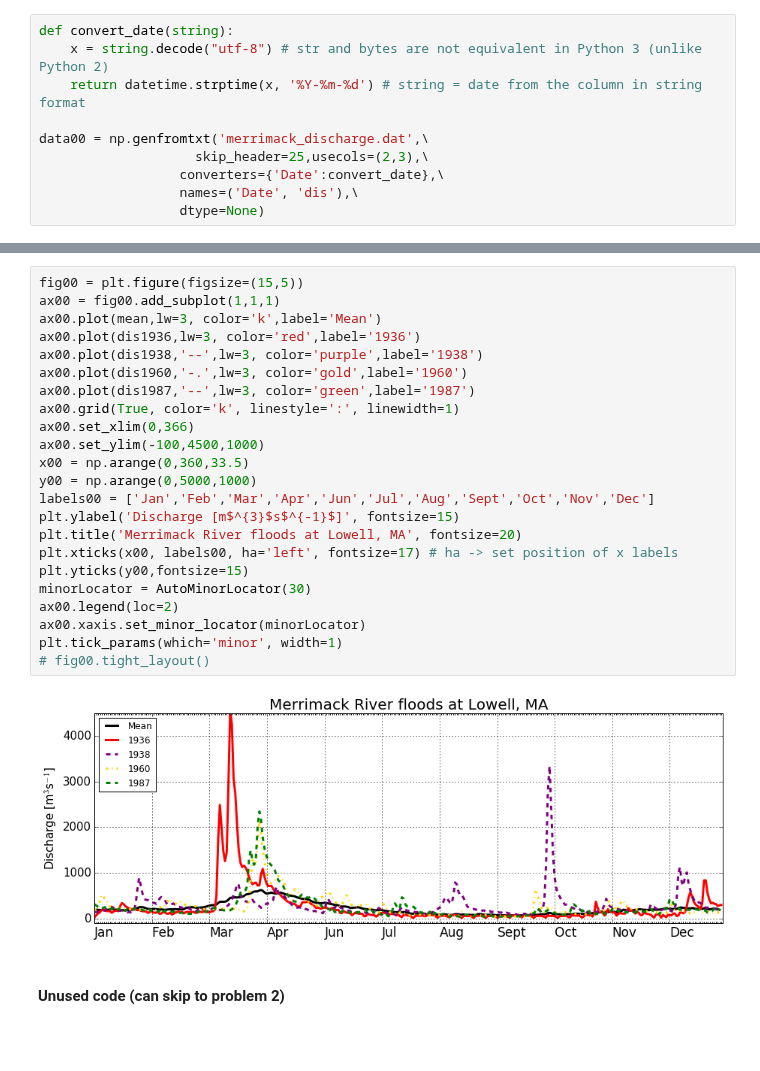
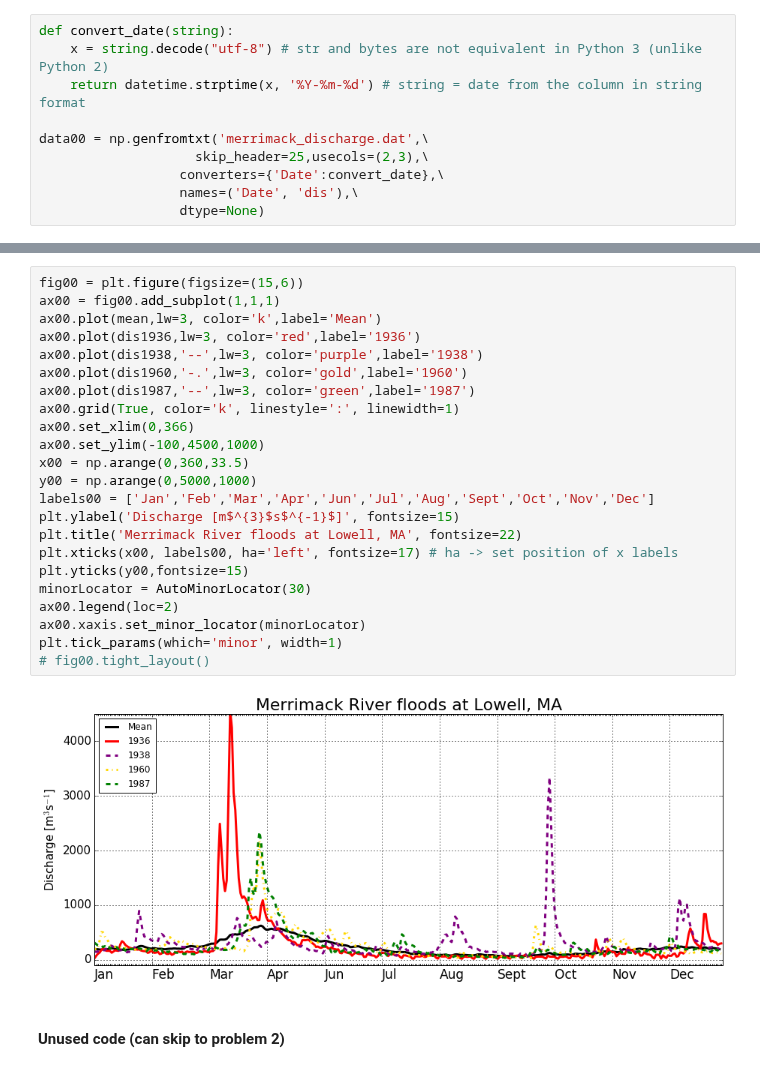
Before and after one commit to johntamu/python4geosciences-hw, a Jupyter notebook: hw04-solutions.ipynb, the cells around one changed output, grey strips where cells are left out. Saved outputs shown, nothing was run; the diff lists cells and outputs as text; blank space fills up the shorter version.

```diff
--- a/hw04-solutions.ipynb
+++ b/hw04-solutions.ipynb
@@ -94,28 +105,28 @@ for day in range(0,365):
 # %%
-fig00 = plt.figure(figsize=(15,5))
+fig00 = plt.figure(figsize=(15,6))
 ax00 = fig00.add_subplot(1,1,1)
 ax00.plot(mean,lw=3, color='k',label='Mean')
 ax00.plot(dis1936,lw=3, color='red',label='1936')
 ax00.plot(dis1938,'--',lw=3, color='purple',label='1938')
 ax00.plot(dis1960,'-.',lw=3, color='gold',label='1960')
 ax00.plot(dis1987,'--',lw=3, color='green',label='1987')
 ax00.grid(True, color='k', linestyle=':', linewidth=1)
 ax00.set_xlim(0,366)
 ax00.set_ylim(-100,4500,1000)
 x00 = np.arange(0,360,33.5)
 y00 = np.arange(0,5000,1000)
 labels00 = ['Jan','Feb','Mar','Apr','Jun','Jul','Aug','Sept','Oct','Nov','Dec']
 plt.ylabel('Discharge [m$^{3}$s$^{-1}$]', fontsize=15)
-plt.title('Merrimack River floods at Lowell, MA', fontsize=20)
+plt.title('Merrimack River floods at Lowell, MA', fontsize=22)
 plt.xticks(x00, labels00, ha='left', fontsize=17) # ha -> set position of x labels
 plt.yticks(y00,fontsize=15)
 minorLocator = AutoMinorLocator(30)
 ax00.legend(loc=2)
 ax00.xaxis.set_minor_locator(minorLocator)
 plt.tick_params(which='minor', width=1)
 # fig00.tight_layout()
 # %% [output]
-[figure, old version]
+[figure, new version]
 # %% [markdown]
 #### Unused code (can skip to problem 2)
 # %%
```
Also changed, not shown: parts of 7 cells of this notebook.
